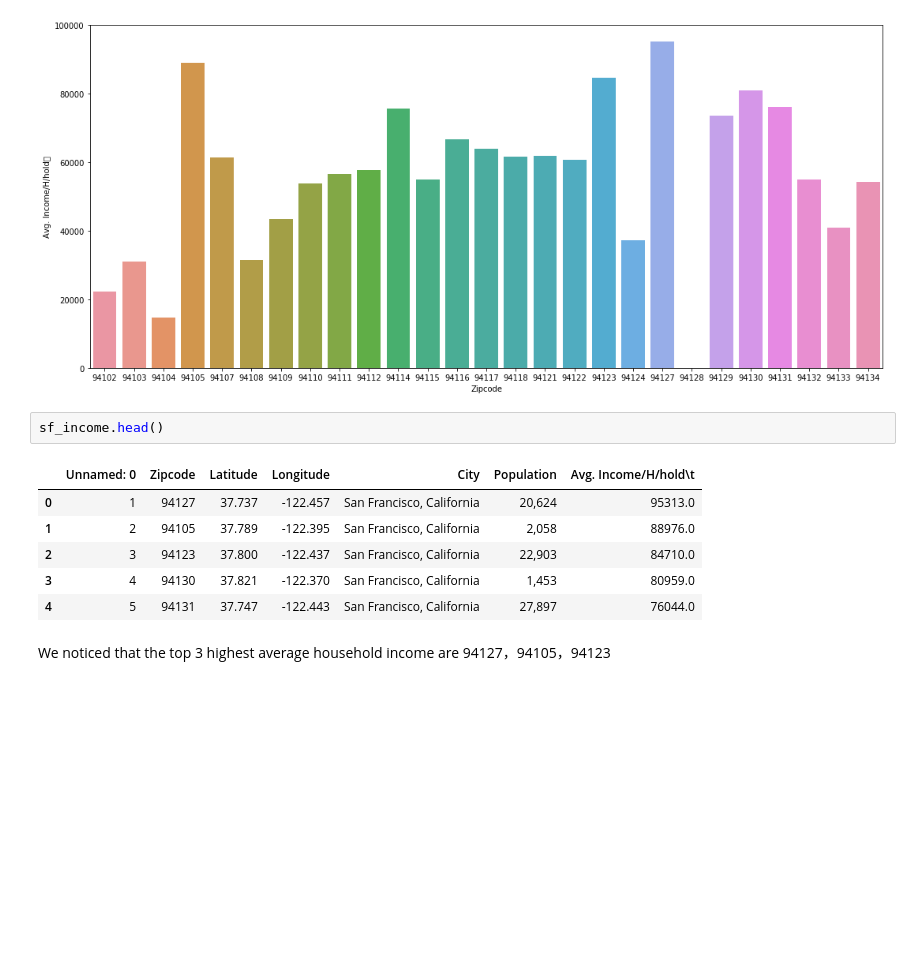
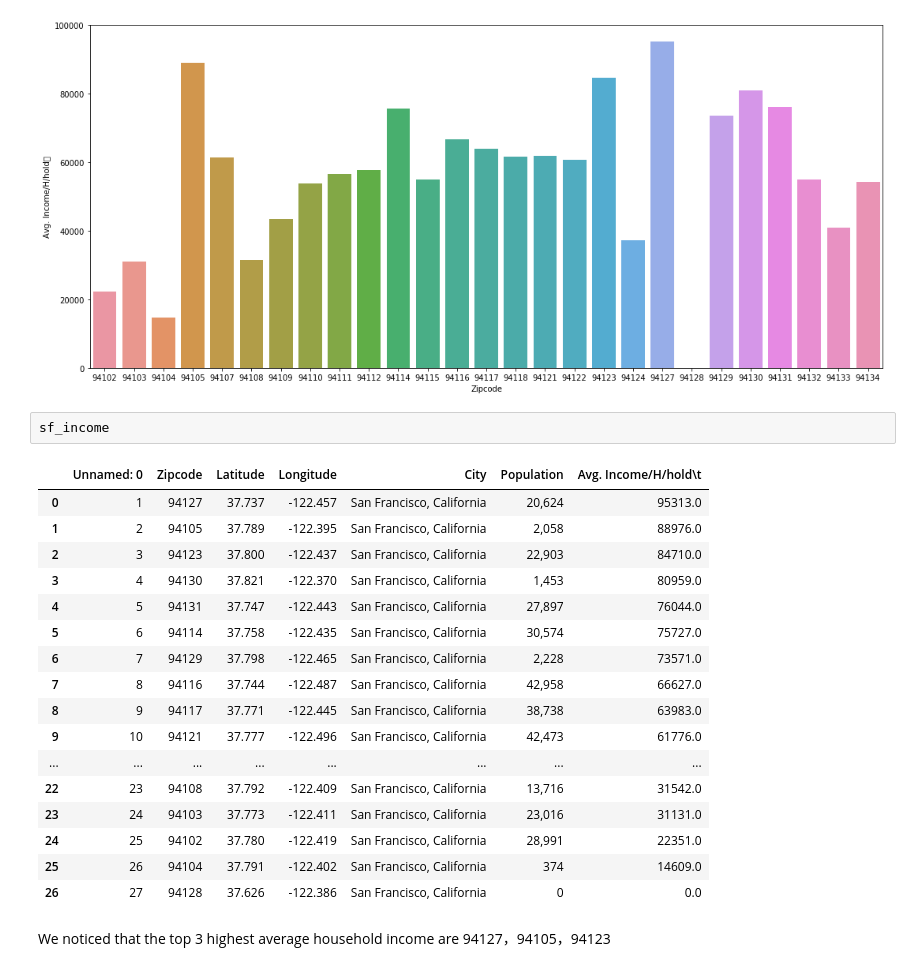
Before and after one commit to rebeccahan0104/Coursera_Capstone, a Jupyter notebook: Capstone Project - The Battle of Neighborhoods .ipynb, the cells around one changed output. Drawn from its saved outputs; the diff is of its cells as text; blank space fills up the shorter version.

```diff
--- a/Capstone Project - The Battle of Neighborhoods .ipynb
+++ b/Capstone Project - The Battle of Neighborhoods .ipynb
@@ -196,14 +196,25 @@ income_rank=sns.barplot(x='Zipcode',y='Avg. Income/H/hold\t',data=sf_income)
 # %% [output]
 [figure]
 # %%
-sf_income.head()
+sf_income
 # %% [output]
 |  | Unnamed: 0 | Zipcode | Latitude | Longitude | City | Population | Avg. Income/H/hold\t |
 | 0 | 1 | 94127 | 37.737 | -122.457 | San Francisco, California | 20,624 | 95313.0 |
 | 1 | 2 | 94105 | 37.789 | -122.395 | San Francisco, California | 2,058 | 88976.0 |
 | 2 | 3 | 94123 | 37.800 | -122.437 | San Francisco, California | 22,903 | 84710.0 |
 | 3 | 4 | 94130 | 37.821 | -122.370 | San Francisco, California | 1,453 | 80959.0 |
 | 4 | 5 | 94131 | 37.747 | -122.443 | San Francisco, California | 27,897 | 76044.0 |
+| 5 | 6 | 94114 | 37.758 | -122.435 | San Francisco, California | 30,574 | 75727.0 |
+| 6 | 7 | 94129 | 37.798 | -122.465 | San Francisco, California | 2,228 | 73571.0 |
+| 7 | 8 | 94116 | 37.744 | -122.487 | San Francisco, California | 42,958 | 66627.0 |
+| 8 | 9 | 94117 | 37.771 | -122.445 | San Francisco, California | 38,738 | 63983.0 |
+| 9 | 10 | 94121 | 37.777 | -122.496 | San Francisco, California | 42,473 | 61776.0 |
+| ... | ... | ... | ... | ... | ... | ... | ... |
+| 22 | 23 | 94108 | 37.792 | -122.409 | San Francisco, California | 13,716 | 31542.0 |
+| 23 | 24 | 94103 | 37.773 | -122.411 | San Francisco, California | 23,016 | 31131.0 |
+| 24 | 25 | 94102 | 37.780 | -122.419 | San Francisco, California | 28,991 | 22351.0 |
+| 25 | 26 | 94104 | 37.791 | -122.402 | San Francisco, California | 374 | 14609.0 |
+| 26 | 27 | 94128 | 37.626 | -122.386 | San Francisco, California | 0 | 0.0 |
 # %% [markdown]
 We noticed that the top 3 highest average household income are 94127，94105，94123
 # %% [markdown]
```
Also changed, not shown: parts of 20 cells of this notebook.
